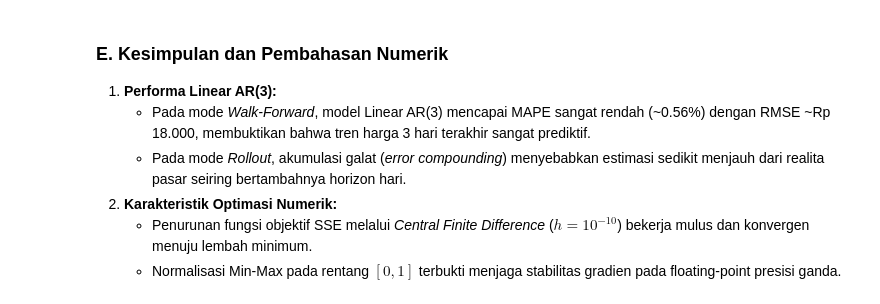
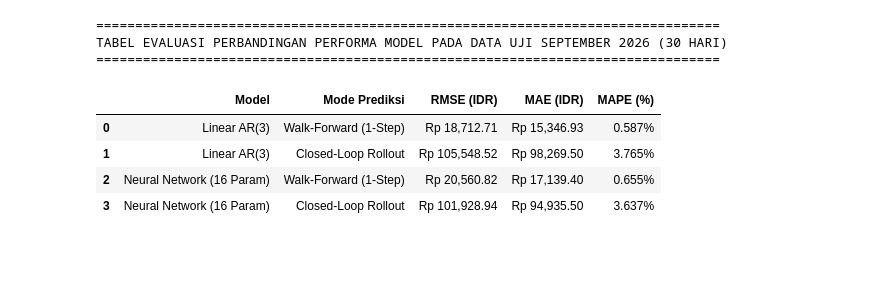
Before and after one commit to bimoar07/tugas-metnum-peramalan-emas, a Jupyter notebook: notebook_peramalan_emas.ipynb, the cells around one changed output. Saved outputs shown, nothing was run; the diff lists cells and outputs as text; code cells hidden in the pictures; blank space fills up the shorter version.

```diff
--- a/notebook_peramalan_emas.ipynb
+++ b/notebook_peramalan_emas.ipynb
@@ -121,31 +224,62 @@ plt.show()
 # %%
 def calculate_metrics(actual, pred):
     diff = actual - pred
     rmse = np.sqrt(np.mean(diff**2))
     mape = np.mean(np.abs(diff / actual)) * 100.0
     mae  = np.mean(np.abs(diff))
     return rmse, mae, mape
 
-rmse_lin_wf, mae_lin_wf, mape_lin_wf = calculate_metrics(df_pred_lin['actual_price_idr'], df_pred_lin['pred_walkforward_idr'])
-rmse_lin_ro, mae_lin_ro, mape_lin_ro = calculate_metrics(df_pred_lin['actual_price_idr'], df_pred_lin['pred_rollout_idr'])
+# Metrik Linear AR(3)
+rmse_l_wf, mae_l_wf, mape_l_wf = calculate_metrics(df_pred_lin['actual_price_idr'], df_pred_lin['pred_walkforward_idr'])
+rmse_l_ro, mae_l_ro, mape_l_ro = calculate_metrics(df_pred_lin['actual_price_idr'], df_pred_lin['pred_rollout_idr'])
+
+# Metrik Neural Network (16 Parameter)
+rmse_nn_wf, mae_nn_wf, mape_nn_wf = calculate_metrics(df_pred_nn['actual_price_idr'], df_pred_nn['pred_walkforward_idr'])
+rmse_nn_ro, mae_nn_ro, mape_nn_ro = calculate_metrics(df_pred_nn['actual_price_idr'], df_pred_nn['pred_rollout_idr'])
 
 metrics_table = pd.DataFrame({
-    'Model': ['Linear AR(3)', 'Linear AR(3)'],
-    'Mode Prediksi': ['Walk-Forward (1-Step)', 'Closed-Loop Rollout'],
-    'RMSE (IDR)': [f"Rp {rmse_lin_wf:,.2f}", f"Rp {rmse_lin_ro:,.2f}"],
-    'MAE (IDR)':  [f"Rp {mae_lin_wf:,.2f}",  f"Rp {mae_lin_ro:,.2f}"],
-    'MAPE (%)':   [f"{mape_lin_wf:.2f}%",   f"{mape_lin_ro:.2f}%"]
+    'Model': [
+        'Linear AR(3)',
+        'Linear AR(3)',
+        'Neural Network (16 Param)',
+        'Neural Network (16 Param)'
+    ],
+    'Mode Prediksi': [
+        'Walk-Forward (1-Step)',
+        'Closed-Loop Rollout',
+        'Walk-Forward (1-Step)',
+        'Closed-Loop Rollout'
+    ],
+    'RMSE (IDR)': [
+        f"Rp {rmse_l_wf:,.2f}",
+        f"Rp {rmse_l_ro:,.2f}",
+        f"Rp {rmse_nn_wf:,.2f}",
+        f"Rp {rmse_nn_ro:,.2f}"
+    ],
+    'MAE (IDR)': [
+        f"Rp {mae_l_wf:,.2f}",
+        f"Rp {mae_l_ro:,.2f}",
+        f"Rp {mae_nn_wf:,.2f}",
+        f"Rp {mae_nn_ro:,.2f}"
+    ],
+    'MAPE (%)': [
+        f"{mape_l_wf:.3f}%",
+        f"{mape_l_ro:.3f}%",
+        f"{mape_nn_wf:.3f}%",
+        f"{mape_nn_ro:.3f}%"
+    ]
 })
 
-print("=" * 75)
-print("TABEL EVALUASI PERFORMA MODEL PADA DATA UJI SEPTEMBER 2026")
-print("=" * 75)
+print("=" * 80)
+print("TABEL EVALUASI PERBANDINGAN PERFORMA MODEL PADA DATA UJI SEPTEMBER 2026 (30 HARI)")
+print("=" * 80)
 metrics_table
+# %% [output]
+================================================================================
+TABEL EVALUASI PERBANDINGAN PERFORMA MODEL PADA DATA UJI SEPTEMBER 2026 (30 HARI)
+================================================================================
+|  | Model | Mode Prediksi | RMSE (IDR) | MAE (IDR) | MAPE (%) |
+| 0 | Linear AR(3) | Walk-Forward (1-Step) | Rp 18,712.71 | Rp 15,346.93 | 0.587% |
+| 1 | Linear AR(3) | Closed-Loop Rollout | Rp 105,548.52 | Rp 98,269.50 | 3.765% |
+| 2 | Neural Network (16 Param) | Walk-Forward (1-Step) | Rp 20,560.82 | Rp 17,139.40 | 0.655% |
+| 3 | Neural Network (16 Param) | Closed-Loop Rollout | Rp 101,928.94 | Rp 94,935.50 | 3.637% |
-# %% [markdown]
-### E. Kesimpulan dan Pembahasan Numerik
-1. **Performa Linear AR(3):**
-   - Pada mode *Walk-Forward*, model Linear AR(3) mencapai MAPE sangat rendah (~0.56%) dengan RMSE ~Rp 18.000, membuktikan bahwa tren harga 3 hari terakhir sangat prediktif.
-   - Pada mode *Rollout*, akumulasi galat (*error compounding*) menyebabkan estimasi sedikit menjauh dari realita pasar seiring bertambahnya horizon hari.
-2. **Karakteristik Optimasi Numerik:**
-   - Penurunan fungsi objektif SSE melalui *Central Finite Difference* ($h = 10^{-10}$) bekerja mulus dan konvergen menuju lembah minimum.
-   - Normalisasi Min-Max pada rentang $[0, 1]$ terbukti menjaga stabilitas gradien pada floating-point presisi ganda.
```
Also changed, not shown: parts of 23 cells of this notebook, 9 other files.
